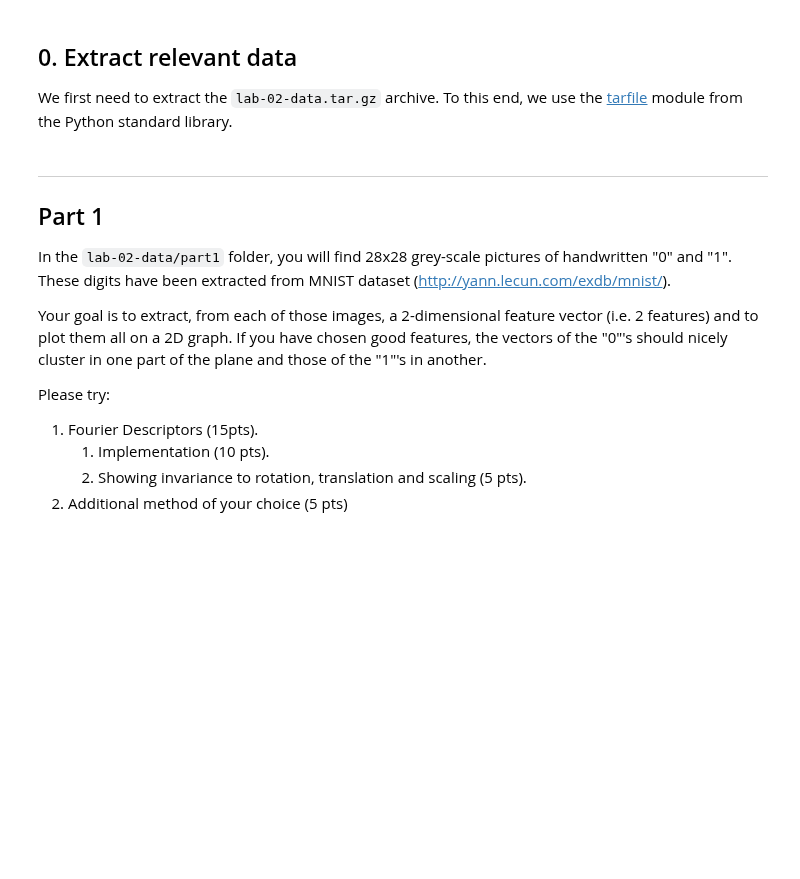
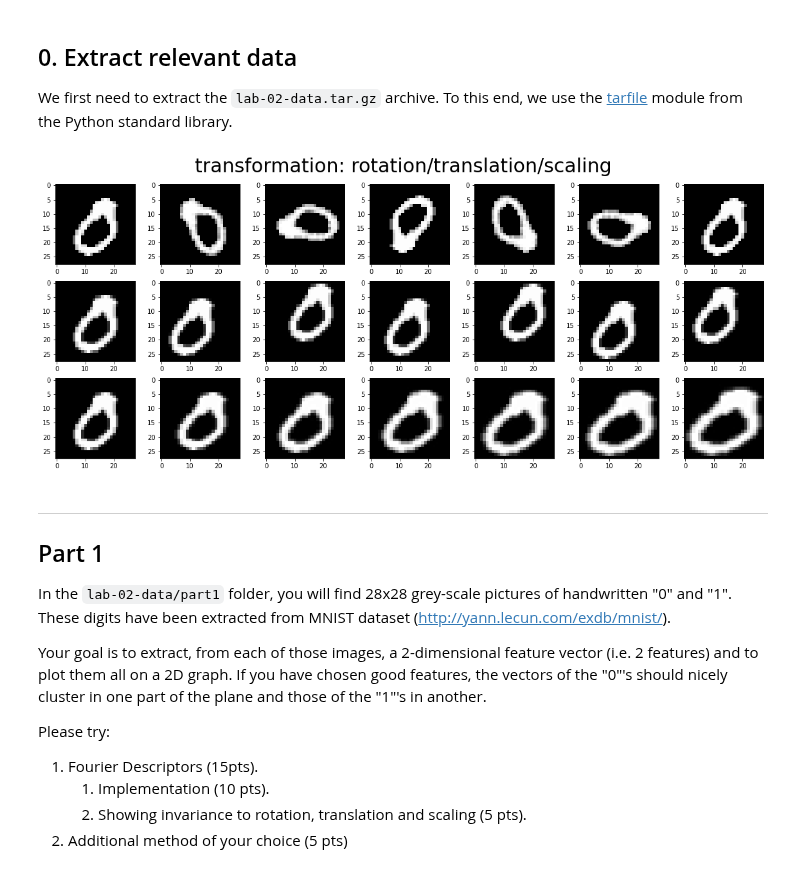
Before and after one commit to Andrea-Oliveri/Image-Processing-Assignements, a Jupyter notebook: Labs/lab_02_object_description.ipynb, the cells around one changed output. Saved outputs shown, nothing was run; the diff lists cells and outputs as text; code cells hidden in the pictures; blank space fills up the shorter version.

```diff
--- a/Labs/lab_02_object_description.ipynb
+++ b/Labs/lab_02_object_description.ipynb
@@ -40,6 +40,87 @@ data_part2 = os.path.join(data_base_path, data_folder, 'part2')
 tar_path = os.path.join(data_base_path, data_folder + '.tar.gz')
 with tarfile.open(tar_path, mode='r:gz') as tar:
     tar.extractall(path=data_base_path)
+# %%
+# to check invariance we implement functions
+# (that we will use throughout exercises ->Fourier descriptor and additional method)
+# https://opencv-python-tutroals.readthedocs.io/en/latest/-
+# -py_tutorials/py_imgproc/py_geometric_transformations/py_geometric_transformations.html
+# that rotate/scale/translate
+
+# indeed we have some loss pixel wise some quick link below, but I don't think
+# we can totally fix this issue
+# https://www.pyimagesearch.com/2017/01/02/rotate-images-correctly-with-opencv-and-python/
+def rotate(img, deg, noise_thr=0):
+    """
+    desc: rotate object (technically here we rotate the whole
+    image with center of image being center of rotation, but
+    since background thresholded)
+    """
+    rows, cols = img.shape
+    M = cv.getRotationMatrix2D((cols/2, rows/2),deg,1)
+    res =  cv.warpAffine(img,M,(cols,rows))
+#    print(np.sum(img>noise_thr))
+#    print(np.sum(res>noise_thr))
+
+    return res * (res > noise_thr)
+
+def translate(img, dx, dy):
+    """
+    desc: translate object by translating full image
+    """
+    rows,cols = img.shape
+    M = np.float32([[1,0,dx],[0,1,dy]])
+    res = cv.warpAffine(img,M,(cols,rows))
+
+    assert np.sum(img>0) == np.sum(res>0)
+    return res
+
+def scale(img, dx, dy):
+    """
+    desc: scaling object by scaling full image
+    """
+    # note: INTER_CUBIC better for upsample
+    # for downsample might be better to use INTER_AREA
+    h,w = img.shape
+    scaled = cv.resize(img,(int(dx*h), int(dy*w)), interpolation = cv2.INTER_CUBIC)
+    nh,nw = scaled.shape
+    crop = scaled[(nh-h)//2:(nh+h)//2,(nw-w)//2:(nw+w)//2]
+
+    assert np.sum(scaled>0) == np.sum(crop>0)
+    return crop
+
+# testing here
+fig,ax = plt.subplots(3,7,figsize=(16,7))
+fig.suptitle("transformation: rotation/translation/scaling",fontsize=30)
+test = zeros_im[0]
+
+# rotations
+ang = np.linspace(0,360,7)
+for i in range(7):
+    r = rotate(test,ang[i],100)
+    ax[0,i].imshow(r,cmap='gray')
+
+# translations
+shiftx = np.pad(np.random.randint(-4,4,6),1,'constant')[:-1]
+shifty = np.pad(np.random.randint(-4,4,6),1,'constant')[:-1]
+for i in range(7):
+    dx,dy = shiftx[i],shifty[i]
+    t = translate(test,dx,dy)
+    ax[1,i].imshow(t,cmap='gray')
+
+# scaling
+empmax = (1.65,1.17)
+scalex = np.linspace(1,empmax[0],7)
+scaley = np.linspace(1,empmax[1],7)
+for i in range(7):
+    sx,sy = scalex[i],scaley[i]
+    s = scale(test,sx,sy)
+    ax[2,i].imshow(s,cmap='gray')
+
+plt.tight_layout()
+plt.show()
+# %% [output]
+[figure, added]
 # %% [markdown]
 ---
 ## Part 1
```
Also changed, not shown: parts of 14 cells of this notebook.
